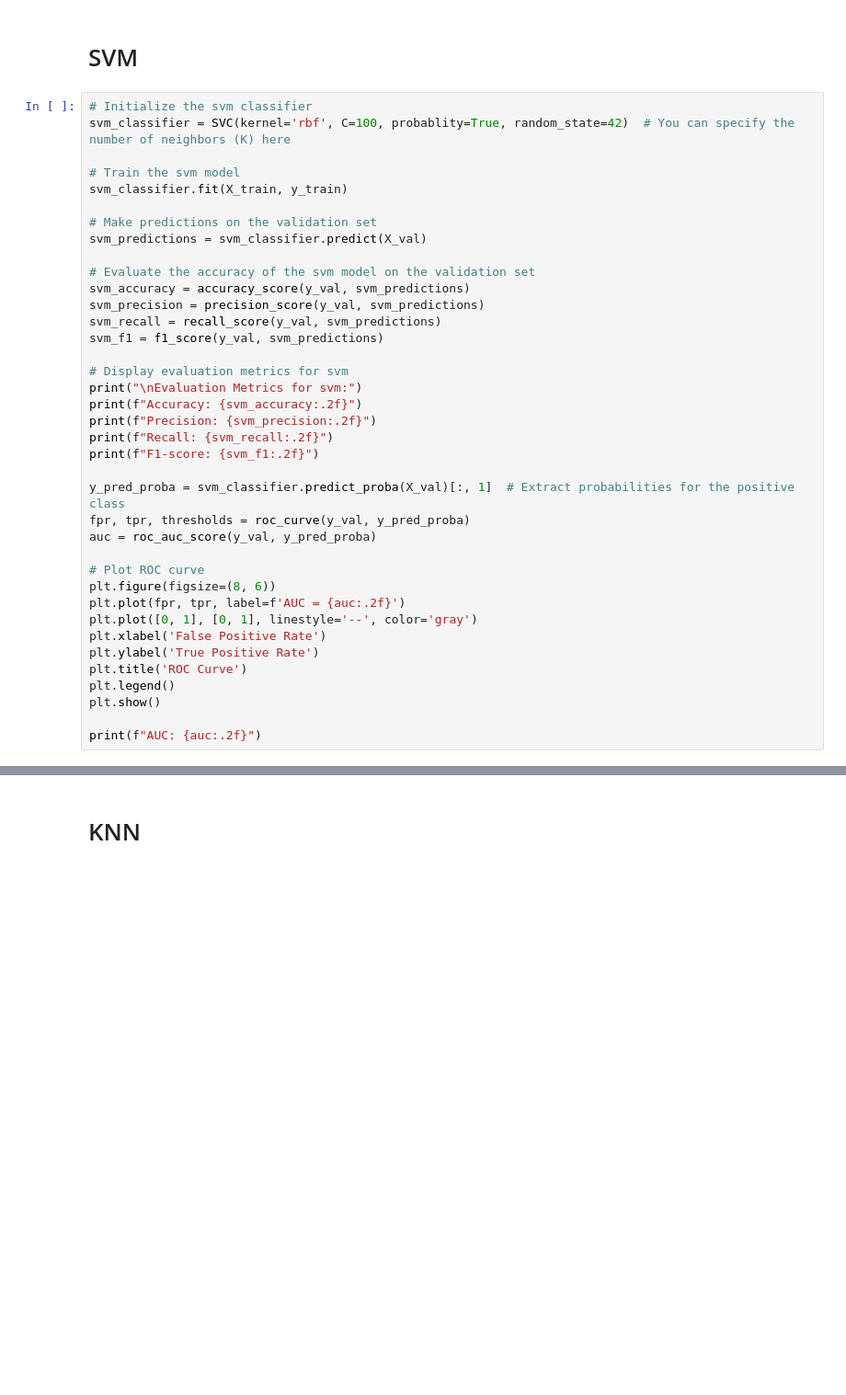
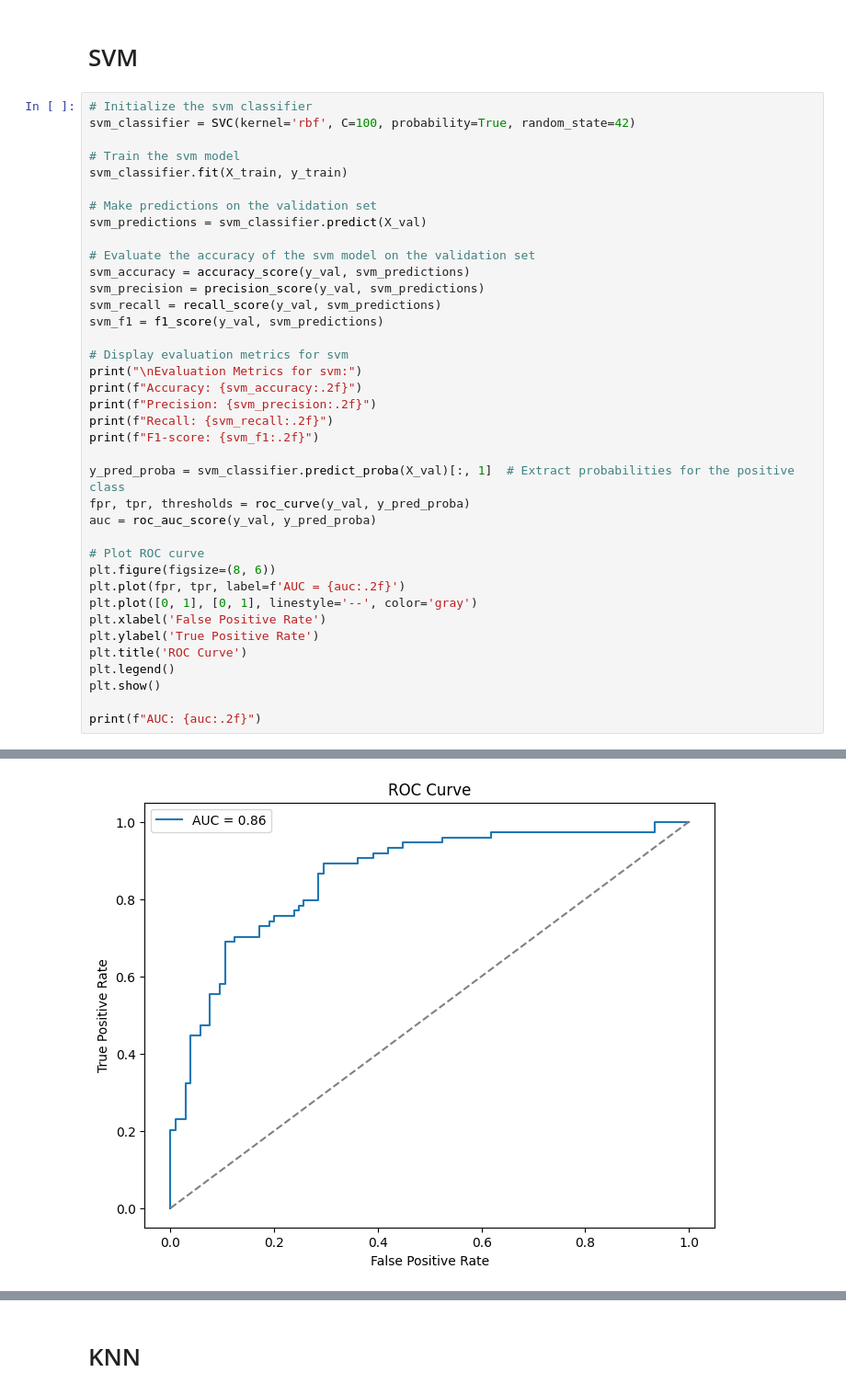
Before and after one commit to omagdy7/titanic-ml, a Jupyter notebook: src/titanic.ipynb, the cells around one changed output, grey strips where cells are left out. Shown at 92% size. Drawn from its saved outputs; the diff is of its cells as text; blank space fills up the shorter version.

Commit message:
Added AUC/ROC curves for all models

```diff
--- a/src/titanic.ipynb
+++ b/src/titanic.ipynb
@@ -137,7 +137,7 @@ X_train, X_val, y_train, y_val = train_test_split(X_encoded, y, test_size=0.2, r
 # SVM
 # %%
 # Initialize the svm classifier
-svm_classifier = SVC(kernel='rbf', C=100, probablity=True, random_state=42)  # You can specify the number of neighbors (K) here
+svm_classifier = SVC(kernel='rbf', C=100, probability=True, random_state=42)
 
 # Train the svm model
 svm_classifier.fit(X_train, y_train)
@@ -177,0 +182 @@ TypeError: SVC.__init__() got an unexpected keyword argument 'probablity'
+[figure, added]
```
Also changed, not shown: parts of 4 cells of this notebook.
